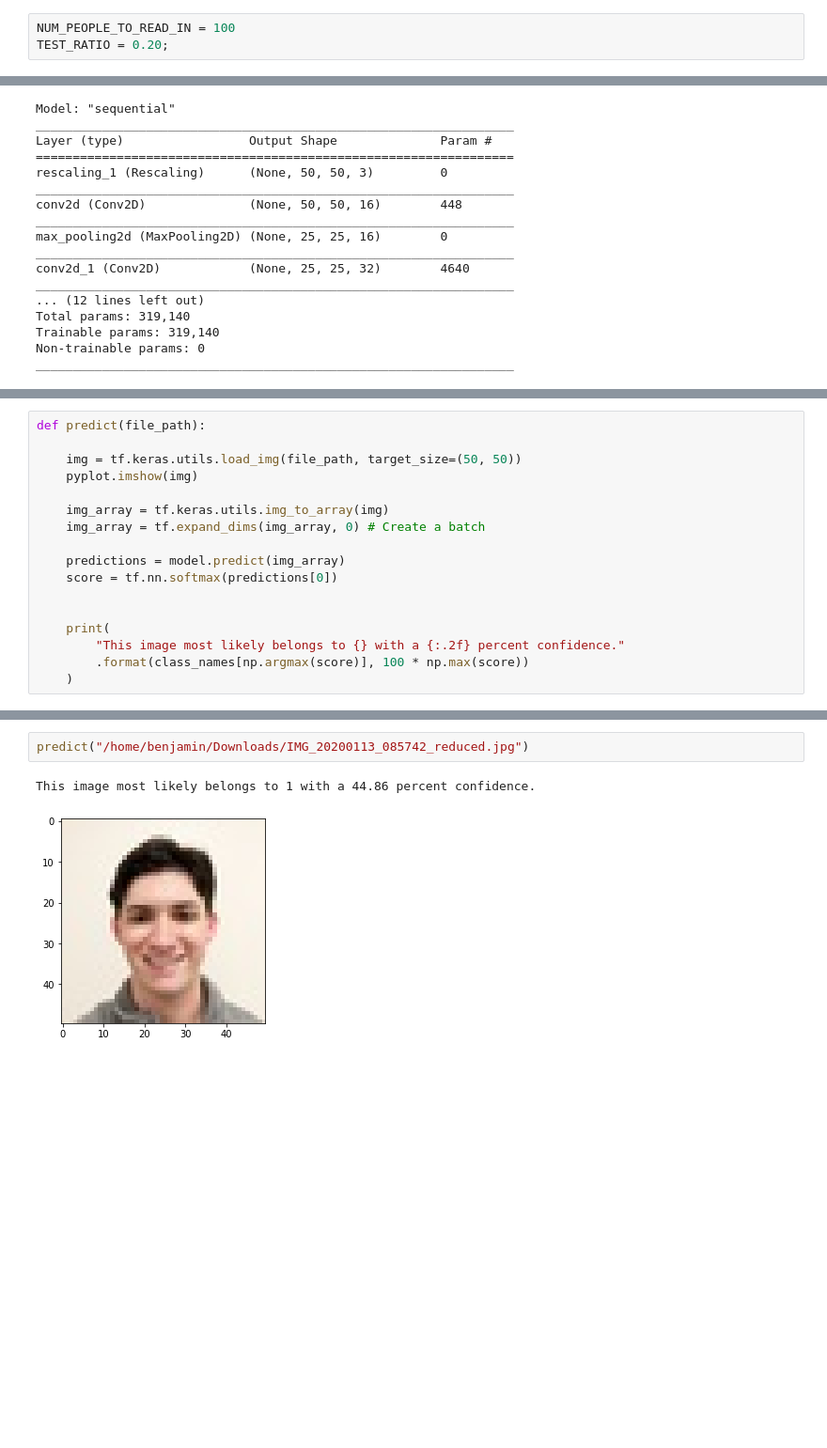
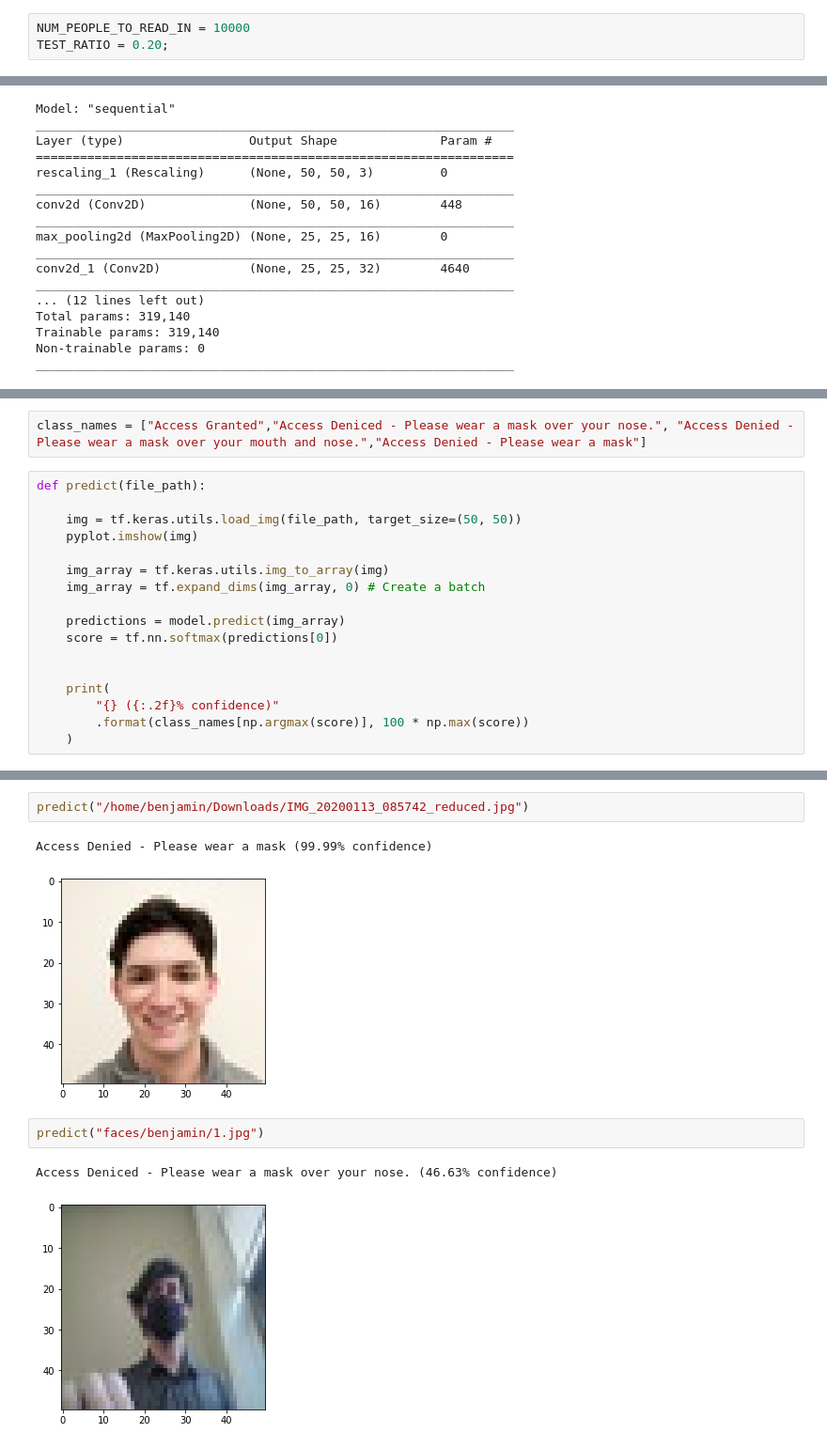
Before and after one commit to BenjaminAlpert/Face-Mask-Detection-Software, a Jupyter notebook: final-project.ipynb, the cells around one changed output, grey strips where cells are left out. Shown: that part at 94% size. Drawn from its saved outputs; the diff is of its cells as text; blank space fills up the shorter version.

```diff
--- a/final-project.ipynb
+++ b/final-project.ipynb
@@ -8,7 +8,7 @@ from matplotlib import pyplot
 from os import path
 import pandas as pd
 # %%
-NUM_PEOPLE_TO_READ_IN = 100
+NUM_PEOPLE_TO_READ_IN = 10000
 TEST_RATIO = 0.20;
 # %%
 data = {
@@ -227,3 +270,5 @@ pyplot.show()
+# %%
+class_names = ["Access Granted","Access Deniced - Please wear a mask over your nose.", "Access Denied - Please wear a mask over your mouth and nose.","Access Denied - Please wear a mask"]
 # %%
 def predict(file_path):
 
@@ -238,7 +283,7 @@ def predict(file_path):
 
 
     print(
-        "This image most likely belongs to {} with a {:.2f} percent confidence."
+        "{} ({:.2f}% confidence)"
         .format(class_names[np.argmax(score)], 100 * np.max(score))
     )
 # %%
@@ -249,5 +294,10 @@ This image most likely belongs to 1 with a 97.81 percent confidence.
 # %%
 predict("/home/benjamin/Downloads/IMG_20200113_085742_reduced.jpg")
 # %% [output]
-This image most likely belongs to 1 with a 44.86 percent confidence.
+Access Denied - Please wear a mask (99.99% confidence)
 [figure]
+# %%
+predict("faces/benjamin/1.jpg")
+# %% [output]
+Access Deniced - Please wear a mask over your nose. (46.63% confidence)
+[figure, added]
```
Also changed, not shown: parts of 16 cells of this notebook, 4 other files.
